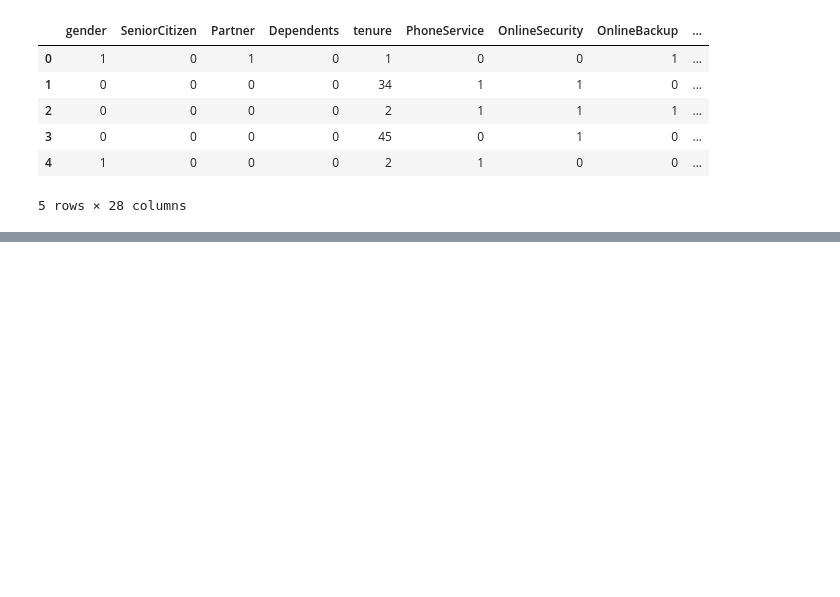
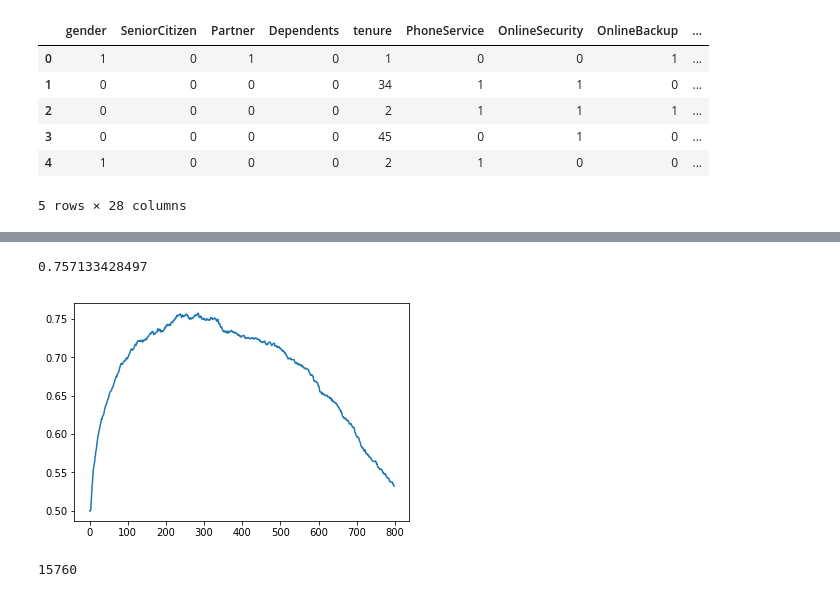
Before and after one commit to eric220/Churn-AI, a Jupyter notebook: churn-ai.ipynb, the cells around one changed output, grey strips where cells are left out. Cells and saved outputs as stored; diff of their text form; code cells hidden in the pictures; blank space fills up the shorter version.

```diff
--- a/churn-ai.ipynb
+++ b/churn-ai.ipynb
@@ -100 +89,4 @@ model.load_weights('churn_weights.hdf5')
+# %%
+best_model = load_model('churn_model.h5')
+#best_model.summary()
 # %%
@@ -146,0 +165,14 @@ avg / total       0.80      0.71      0.72      1407
+# %%
+scores = []
+for i in range(1,800):
+    i = i*.001
+    new_preds = (predictions > i).astype('int')
+    new_score = roc_auc_score(y_test, new_preds)
+    scores.append(new_score)
+# %%
+scores = np.array(scores)
+print(scores.max())
+plt.plot(scores);
+# %% [output]
+0.757133428497
+[figure, added]
@@ -146,0 +193,4 @@ avg / total       0.80      0.71      0.72      1407
+# %%
+min(costs)
+# %% [output]
+15760
```
Also changed, not shown: parts of 23 cells of this notebook, 1 other file.
